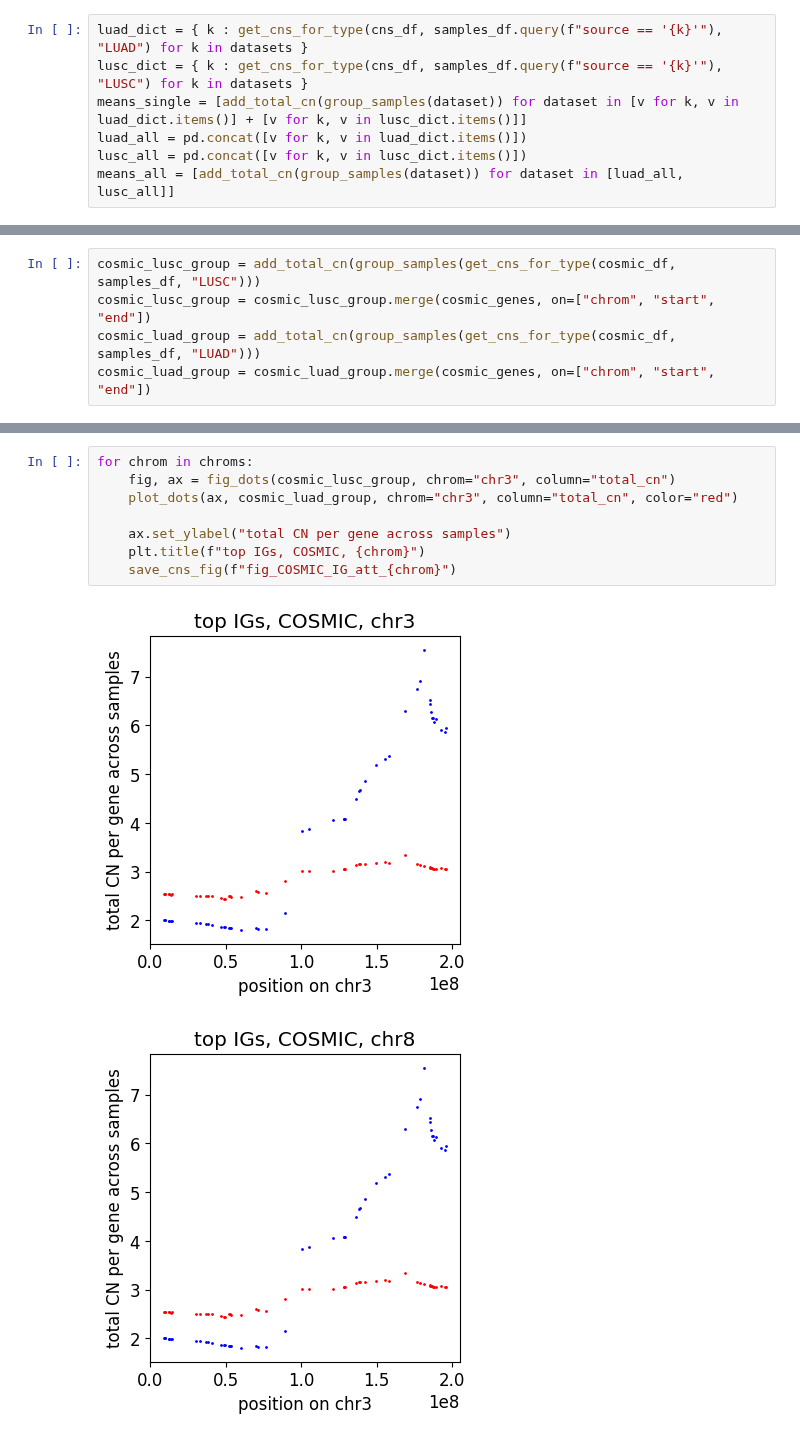
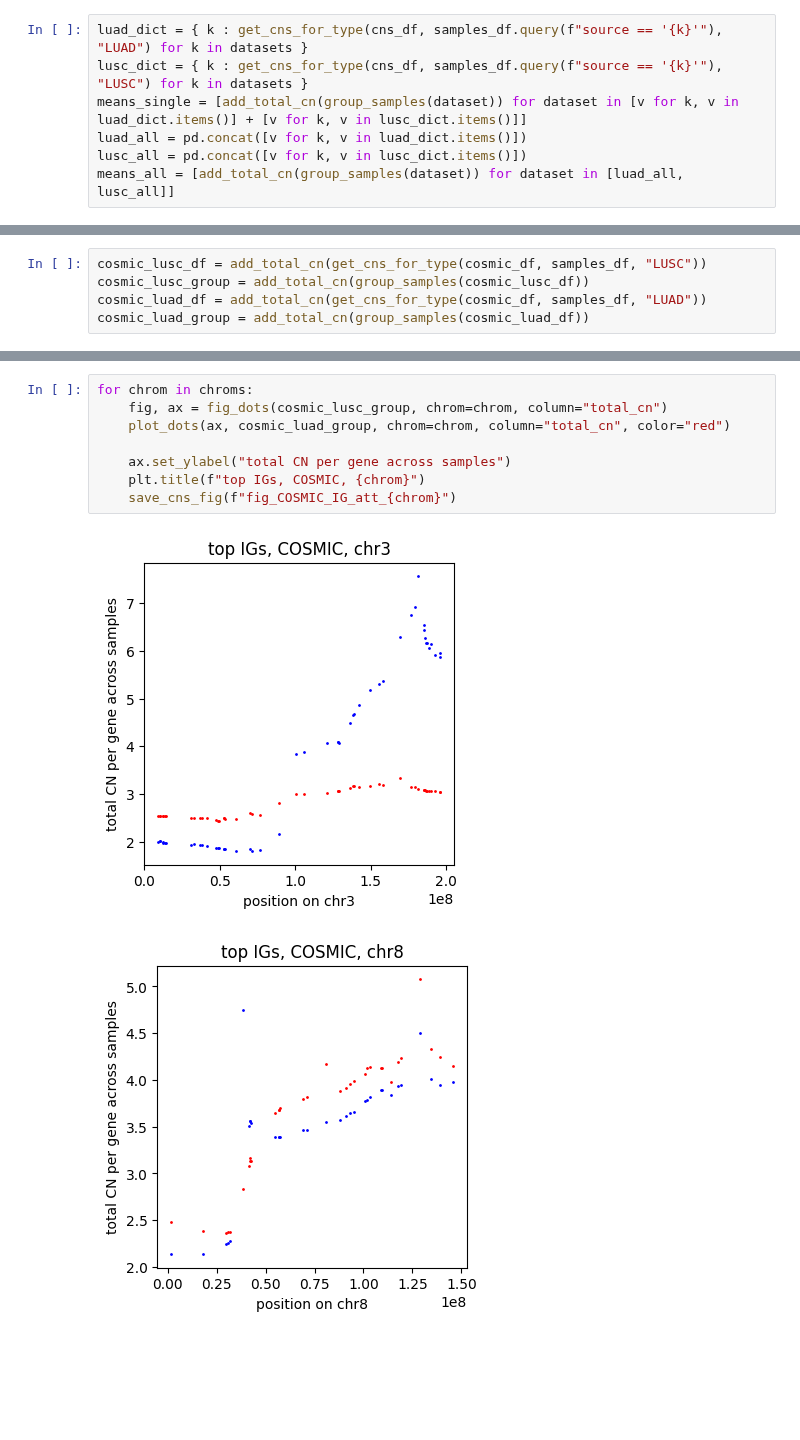
Before and after one commit to ICCB-Cologne/CNSistent, a Jupyter notebook: notebooks/analyze/analyze_lung.ipynb, the cells around one changed output, grey strips where cells are left out. Drawn from its saved outputs; the diff is of its cells as text; blank space fills up the shorter version.

```diff
--- a/notebooks/analyze/analyze_lung.ipynb
+++ b/notebooks/analyze/analyze_lung.ipynb
@@ -76,5 +79,5 @@ cosmic_genes.head()
 # %%
-cosmic_lusc_group = add_total_cn(group_samples(get_cns_for_type(cosmic_df, samples_df, "LUSC")))
-cosmic_lusc_group = cosmic_lusc_group.merge(cosmic_genes, on=["chrom", "start", "end"])
-cosmic_luad_group = add_total_cn(group_samples(get_cns_for_type(cosmic_df, samples_df, "LUAD")))
-cosmic_luad_group = cosmic_luad_group.merge(cosmic_genes, on=["chrom", "start", "end"])
+cosmic_lusc_df = add_total_cn(get_cns_for_type(cosmic_df, samples_df, "LUSC"))
+cosmic_lusc_group = add_total_cn(group_samples(cosmic_lusc_df))
+cosmic_luad_df = add_total_cn(get_cns_for_type(cosmic_df, samples_df, "LUAD"))
+cosmic_luad_group = add_total_cn(group_samples(cosmic_luad_df))
@@ -108,11 +149,11 @@ save_cns_fig(f"fig_COSMIC_dots_IG_att_chr3")
 # %%
 for chrom in chroms:
-    fig, ax = fig_dots(cosmic_lusc_group, chrom="chr3", column="total_cn")
-    plot_dots(ax, cosmic_luad_group, chrom="chr3", column="total_cn", color="red")
+    fig, ax = fig_dots(cosmic_lusc_group, chrom=chrom, column="total_cn")
+    plot_dots(ax, cosmic_luad_group, chrom=chrom, column="total_cn", color="red")
 
     ax.set_ylabel("total CN per gene across samples")
     plt.title(f"top IGs, COSMIC, {chrom}")
     save_cns_fig(f"fig_COSMIC_IG_att_{chrom}")
 # %% [output]
-[figure, old version]
+[figure, new version]
-[figure, old version]
+[figure, new version]
```
Also changed, not shown: parts of 14 cells of this notebook, 1 other file.
